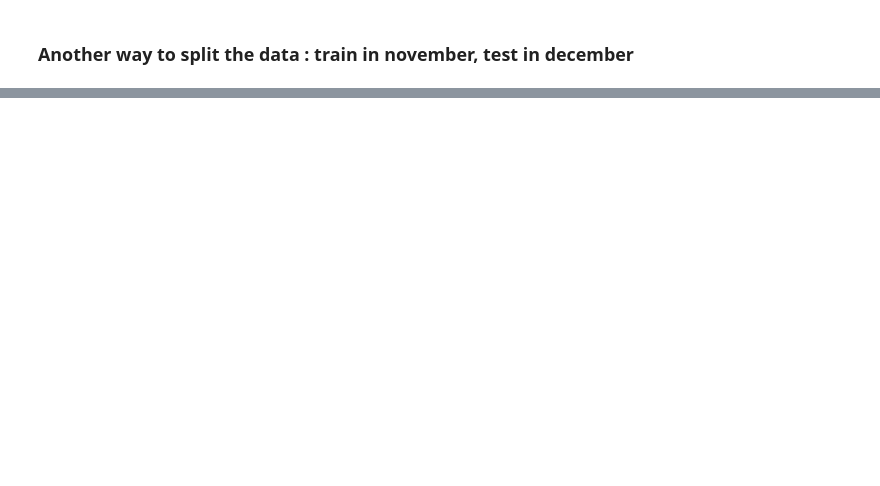
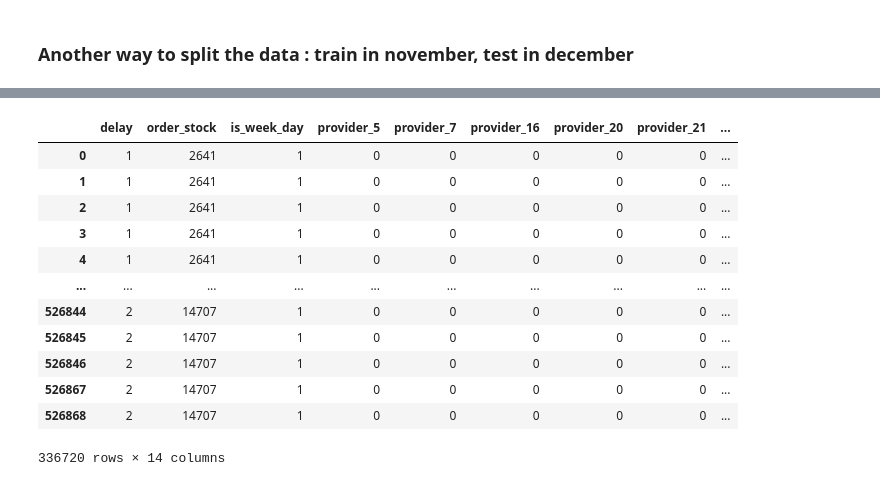
Before and after one commit to m-cheicki/ESILV_Advance_ML, a Jupyter notebook: PW1.ipynb, the cells around one changed output, grey strips where cells are left out. Cells and saved outputs as stored; diff of their text form; code cells hidden in the pictures; blank space fills up the shorter version.

```diff
--- a/PW1.ipynb
+++ b/PW1.ipynb
@@ -390,6 +449,22 @@ df.groupby([pd.to_datetime(df['order_date']).dt.month == 12]).size().reset_index
 # %%
 november = tmp_df[pd.to_datetime(df['order_date']).dt.month == 11]
 december = tmp_df[pd.to_datetime(df['order_date']).dt.month == 12]
+# %%
+november
+# %% [output]
+|  | delay | order_stock | is_week_day | provider_5 | provider_7 | provider_16 | provider_20 | provider_21 | ... |
+| 0 | 1 | 2641 | 1 | 0 | 0 | 0 | 0 | 0 | ... |
+| 1 | 1 | 2641 | 1 | 0 | 0 | 0 | 0 | 0 | ... |
+| 2 | 1 | 2641 | 1 | 0 | 0 | 0 | 0 | 0 | ... |
+| 3 | 1 | 2641 | 1 | 0 | 0 | 0 | 0 | 0 | ... |
+| 4 | 1 | 2641 | 1 | 0 | 0 | 0 | 0 | 0 | ... |
+| ... | ... | ... | ... | ... | ... | ... | ... | ... | ... |
+| 526844 | 2 | 14707 | 1 | 0 | 0 | 0 | 0 | 0 | ... |
+| 526845 | 2 | 14707 | 1 | 0 | 0 | 0 | 0 | 0 | ... |
+| 526846 | 2 | 14707 | 1 | 0 | 0 | 0 | 0 | 0 | ... |
+| 526867 | 2 | 14707 | 1 | 0 | 0 | 0 | 0 | 0 | ... |
+| 526868 | 2 | 14707 | 1 | 0 | 0 | 0 | 0 | 0 | ... |
+336720 rows × 14 columns
 # %%
 november = pd.concat([
     november.loc[:, ['delay', 'order_stock', 'is_week_day']],
```
Also changed, not shown: parts of 11 cells of this notebook.
